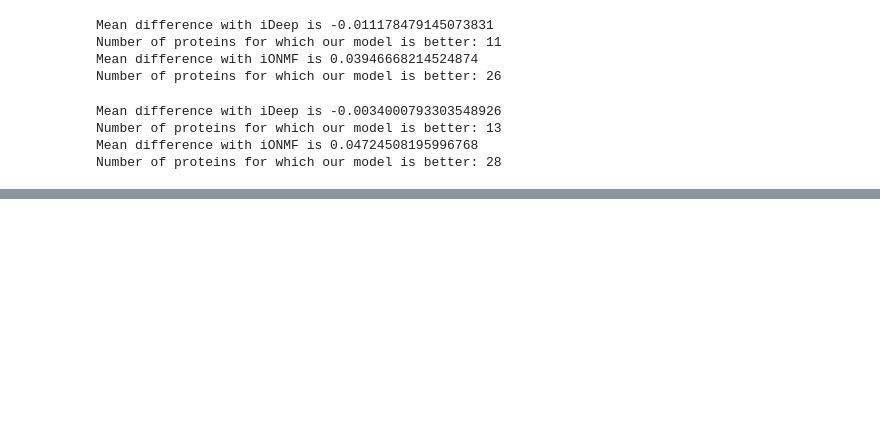
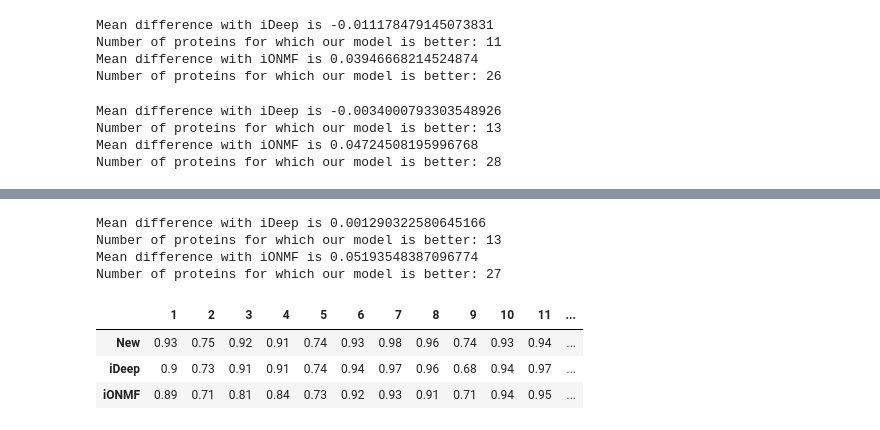
Before and after one commit to AnzeLovse/mcBind, a Jupyter notebook: Results.ipynb, the cells around one changed output, grey strips where cells are left out. Saved outputs shown, nothing was run; the diff lists cells and outputs as text; code cells hidden in the pictures; blank space fills up the shorter version.

```diff
--- a/Results.ipynb
+++ b/Results.ipynb
@@ -125,0 +694,74 @@ Number of proteins for which our model is better: 28
+# %%
+import pandas as pd
+import numpy as np
+
+def highlight_max(s):
+    '''
+    Marks the series in bold.
+    '''
+    is_max = s == s.max()
+    return ['font-weight:bold' if v else '' for v in is_max]
+
+architecture = [0.9260418809867315, 0.7516084366467706, 0.9204978919059668, 0.9131573956419905, 0.7357466897594296, 0.933890310376255, 0.9752363657904702, 0.9645626492807737, 0.7368539978142683, 0.9331367737474092, 0.9370905079375834, 0.9483236569637343, 0.9321626124933303, 0.9845645367283142, 0.9426403744989843, 0.9457866310953517, 0.9638393502086711, 0.8003784475137502, 0.7700988274660686, 0.7995336654817573, 0.9661153256799686, 0.8547226704825812, 0.977666737793472, 0.9695043121809116, 0.8854815241327255, 0.979800203952902, 0.8857714897977992, 0.9366440139264828, 0.9369384009452, 0.9398776932656012, 0.9303192263107836]
+iDeep = [0.90,0.73,0.91,0.91,0.74,0.94,0.97,0.96,0.68,0.94,0.97,0.95,0.92,0.97,0.95,0.93,0.97,0.82,0.82,0.79,0.97,0.87,0.98,0.95,0.92,0.97,0.89,0.94,0.92,0.95,0.92]
+iONMF = [0.89,0.71,0.81,0.84,0.73,0.92,0.93,0.91,0.71,0.94,0.95,0.87,0.81,0.96,0.93,0.95,0.97,0.74,0.66,0.69,0.96,0.81,0.93,0.84,0.85,0.91,0.84,0.93,0.87,0.82,0.80]
+
+
+architecture = np.round(architecture,decimals =2)
+
+
+protein_list = ["1_PARCLIP_AGO1234_hg19", "2_PARCLIP_AGO2MNASE_hg19","3_HITSCLIP_Ago2_binding_clusters","4_HITSCLIP_Ago2_binding_clusters_2","5_CLIPSEQ_AGO2_hg19", "6_CLIP-seq-eIF4AIII_1","7_CLIP-seq-eIF4AIII_2","8_PARCLIP_ELAVL1_hg19","9_PARCLIP_ELAVL1MNASE_hg19", "10_PARCLIP_ELAVL1A_hg19", "10_PARCLIP_ELAVL1A_hg19", "12_PARCLIP_EWSR1_hg19", "13_PARCLIP_FUS_hg19", "14_PARCLIP_FUS_mut_hg19", "15_PARCLIP_IGF2BP123_hg19", "16_ICLIP_hnRNPC_Hela_iCLIP_all_clusters", "17_ICLIP_HNRNPC_hg19", "18_ICLIP_hnRNPL_Hela_group_3975_all-hnRNPL-Hela-hg19_sum_G_hg19--ensembl59_from_2337-2339-741_bedGraph-cDNA-hits-in-genome", "19_ICLIP_hnRNPL_U266_group_3986_all-hnRNPL-U266-hg19_sum_G_hg19--ensembl59_from_2485_bedGraph-cDNA-hits-in-genome", "20_ICLIP_hnRNPlike_U266_group_4000_all-hnRNPLlike-U266-hg19_sum_G_hg19--ensembl59_from_2342-2486_bedGraph-cDNA-hits-in-genome", "21_PARCLIP_MOV10_Sievers_hg19", "22_ICLIP_NSUN2_293_group_4007_all-NSUN2-293-hg19_sum_G_hg19--ensembl59_from_3137-3202_bedGraph-cDNA-hits-in-genome", "23_PARCLIP_PUM2_hg19", "24_PARCLIP_QKI_hg19", "25_CLIPSEQ_SFRS1_hg19","26_PARCLIP_TAF15_hg19", "27_ICLIP_TDP43_hg19", "28_ICLIP_TIA1_hg19", "29_ICLIP_TIAL1_hg19", "30_ICLIP_U2AF65_Hela_iCLIP_ctrl_all_clusters", "31_ICLIP_U2AF65_Hela_iCLIP_ctrl+kd_all_clusters"]
+protein_list = np.arange(1,32,1)
+
+
+table_data = {'New':architecture,'iDeep': iDeep,'iONMF':iONMF}
+
+table = pd.DataFrame(table_data, index = protein_list)
+table = table.T
+
+
+table.style.apply(highlight_max)
+
+d1 = np.subtract(architecture, iDeep)
+d2 = np.subtract(architecture,iONMF)
+
+
+n1 = sum(1 for number in d1 if number > 0)
+n2 = sum(1 for number in d2 if number > 0)
+
+print ("Mean difference with iDeep is %s " % (np.mean(d1)))
+print ("Number of proteins for which our model is better: %s " % (n1))
+print ("Mean difference with iONMF is %s " % (np.mean(d2)))
+print ("Number of proteins for which our model is better: %s " % (n2))
+
+'''
+        model = Sequential()
+        model.add(Conv1D(30,6 ,data_format='channels_last', input_shape=(101, size) , strides = 1, padding='valid'))
+        model.add(MaxPooling1D(pool_size=20, strides=1, padding='valid'))
+        model.add(Conv1D(30,4 , activation='relu'))
+        model.add(Dropout(0.2))
+        model.add(MaxPooling1D(pool_size=40, strides=1, padding='valid'))
+        model.add(Conv1D(60,4 , activation='relu'))
+        model.add(MaxPooling1D(pool_size=30, strides=1, padding='valid'))
+        model.add(Conv1D(60,3 , activation='relu'))
+        model.add(GlobalAveragePooling1D())
+
+
+        model.add(Dense(100, activation='relu'))
+        model.add(Dense(2, activation='sigmoid'))
+
+        model.compile(loss='categorical_crossentropy', optimizer='adam', metrics=['accuracy'])
+
+'''
+
+
+table.style.apply(highlight_max)
+# %% [output]
+Mean difference with iDeep is 0.001290322580645166
+Number of proteins for which our model is better: 13
+Mean difference with iONMF is 0.05193548387096774
+Number of proteins for which our model is better: 27
+|  | 1 | 2 | 3 | 4 | 5 | 6 | 7 | 8 | 9 | 10 | 11 | ... |
+| New | 0.93 | 0.75 | 0.92 | 0.91 | 0.74 | 0.93 | 0.98 | 0.96 | 0.74 | 0.93 | 0.94 | ... |
+| iDeep | 0.9 | 0.73 | 0.91 | 0.91 | 0.74 | 0.94 | 0.97 | 0.96 | 0.68 | 0.94 | 0.97 | ... |
+| iONMF | 0.89 | 0.71 | 0.81 | 0.84 | 0.73 | 0.92 | 0.93 | 0.91 | 0.71 | 0.94 | 0.95 | ... |
```
Also changed, not shown: parts of 13 cells of this notebook, 1 other file.
